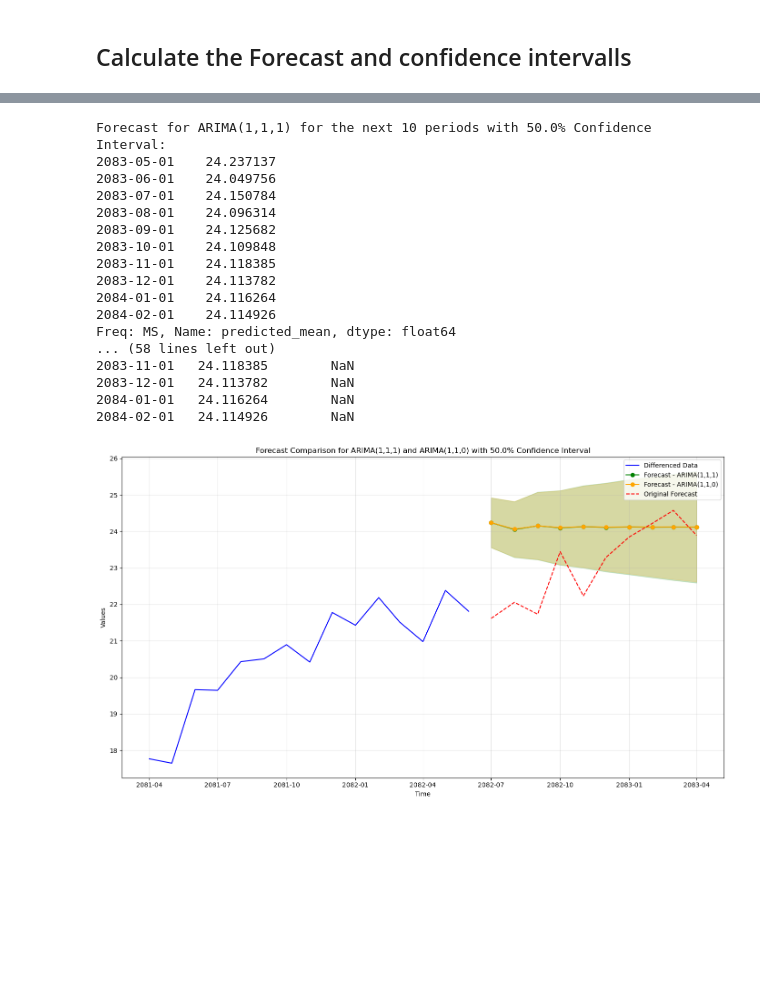
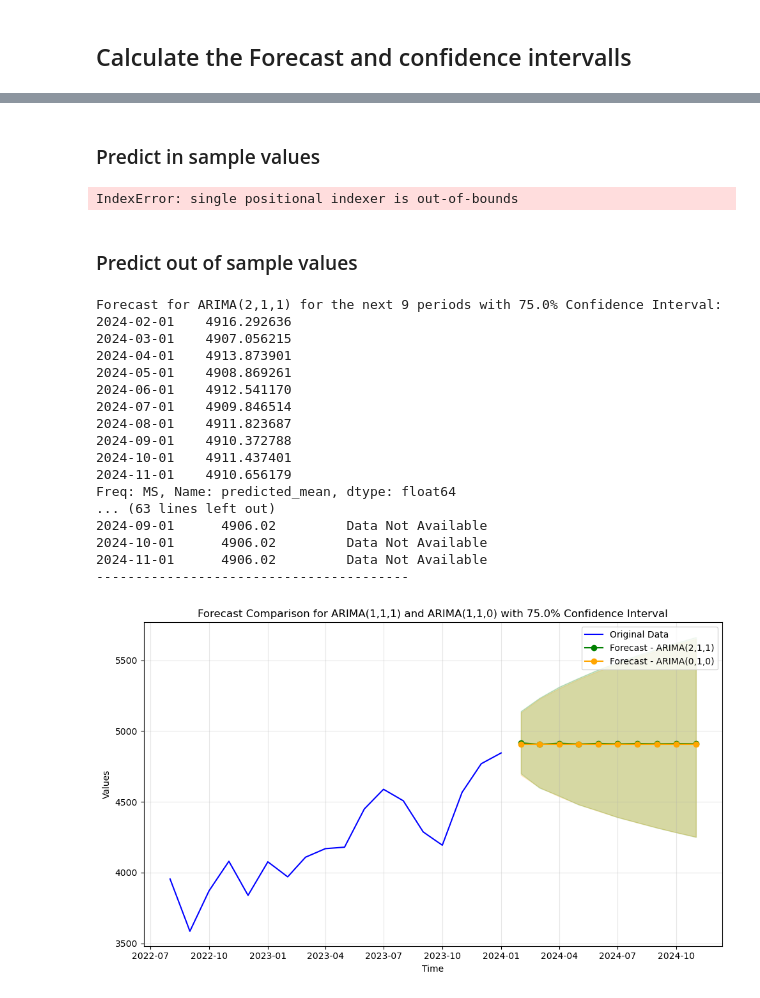
Before and after one commit to daniel-strauss/econometria, a Jupyter notebook: project_final.ipynb, the cells around one changed output, grey strips where cells are left out. Drawn from its saved outputs; the diff is of its cells as text; code cells hidden in the pictures; blank space fills up the shorter version.

```diff
--- a/project_final.ipynb
+++ b/project_final.ipynb
@@ -608,0 +625,19 @@ Models that Failed (Non-Stationary Models with Roots Inside or on the Unit Circl
+# %%
+from statsmodels.stats.moment_helpers import cov2corr
+
+# Loop over each ARIMA model in the fitted_models_df DataFrame
+for idx, row in fitted_models_df.iterrows():
+    model_name = row['model_order']
+    fitted_model = row['fitted_model']
+
+    # Extract the variance-covariance matrix of parameters
+    cov_matrix = fitted_model.cov_params()
+    correlation_matrix = cov2corr(cov_matrix)
+    # Create a DataFrame for easier readability
+    correlation_df = pd.DataFrame(correlation_matrix,
+                                  index=fitted_model.param_names,
+                                  columns=fitted_model.param_names)
+
+    # Display the correlation matrix
+    print(f"\nCorrelation Matrix of Parameters for {model_name}:")
+    print(correlation_df)
@@ -732,22 +786,36 @@ Freq: MS, Name: predicted_mean, dtype: float64
+# %% [markdown]
+### Predict in sample values
 # %%
-# Example usage
-forecast(time_series_df['points'].dropna()[:-10], models_to_forecast, 10, original_forecast = time_series_df['points'].dropna()[-10:], lmbda=lmbda)
+num_predictions = 10
+end = len(time_series_df['points']) -1
+start = end-(num_predictions-1)
+forecast(time_series_df['points'], models_to_forecast, start=start, end=end, lmbda=lmbda)
 # %% [output]
-Forecast for ARIMA(1,1,1) for the next 10 periods with 50.0% Confidence Interval:
-2083-05-01    24.237137
-2083-06-01    24.049756
-2083-07-01    24.150784
-2083-08-01    24.096314
-2083-09-01    24.125682
-2083-10-01    24.109848
-2083-11-01    24.118385
-2083-12-01    24.113782
-2084-01-01    24.116264
-2084-02-01    24.114926
-Freq: MS, Name: predicted_mean, dtype: float64
-... (58 lines left out)
-2083-11-01   24.118385        NaN
-2083-12-01   24.113782        NaN
-2084-01-01   24.116264        NaN
-2084-02-01   24.114926        NaN
+IndexError: single positional indexer is out-of-bounds
-[figure, removed]
+# %% [markdown]
+### Predict out of sample values
+# %%
+num_predictions = 10
+start= len(time_series_df['points'])
+end = start+num_predictions-1
+
+forecast(time_series_df['points'], models_to_forecast, start=start, end=end, lmbda=lmbda)
+# %% [output]
+Forecast for ARIMA(2,1,1) for the next 9 periods with 75.0% Confidence Interval:
+2024-02-01    4916.292636
+2024-03-01    4907.056215
+2024-04-01    4913.873901
+2024-05-01    4908.869261
+2024-06-01    4912.541170
+2024-07-01    4909.846514
+2024-08-01    4911.823687
+2024-09-01    4910.372788
+2024-10-01    4911.437401
+2024-11-01    4910.656179
+Freq: MS, Name: predicted_mean, dtype: float64
+... (63 lines left out)
+2024-09-01      4906.02         Data Not Available
+2024-10-01      4906.02         Data Not Available
+2024-11-01      4906.02         Data Not Available
+----------------------------------------
+[figure, added]
```
Also changed, not shown: parts of 19 cells of this notebook, 8 other files.
